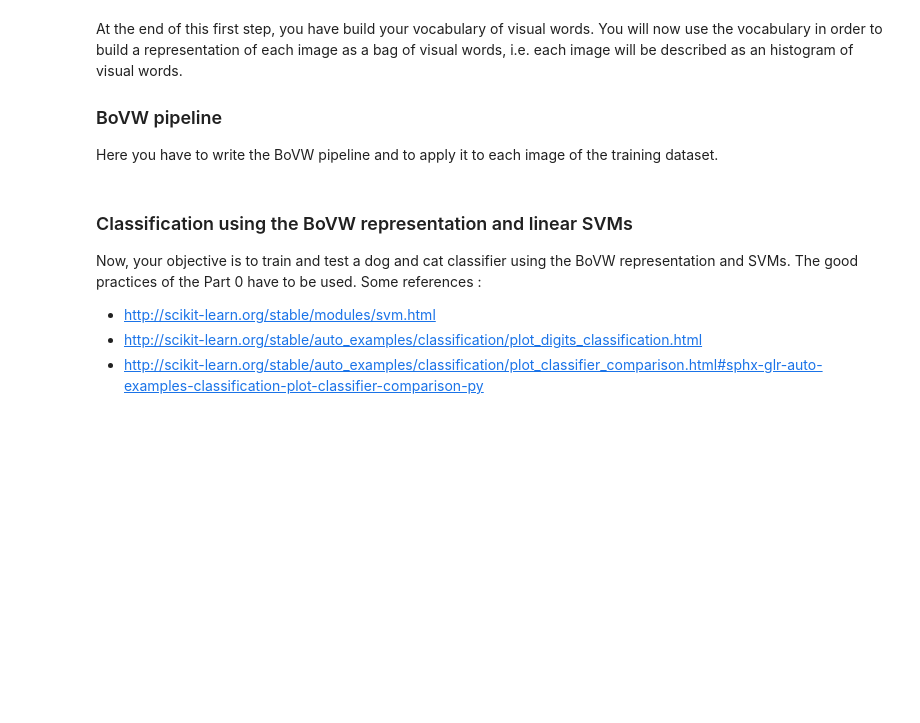
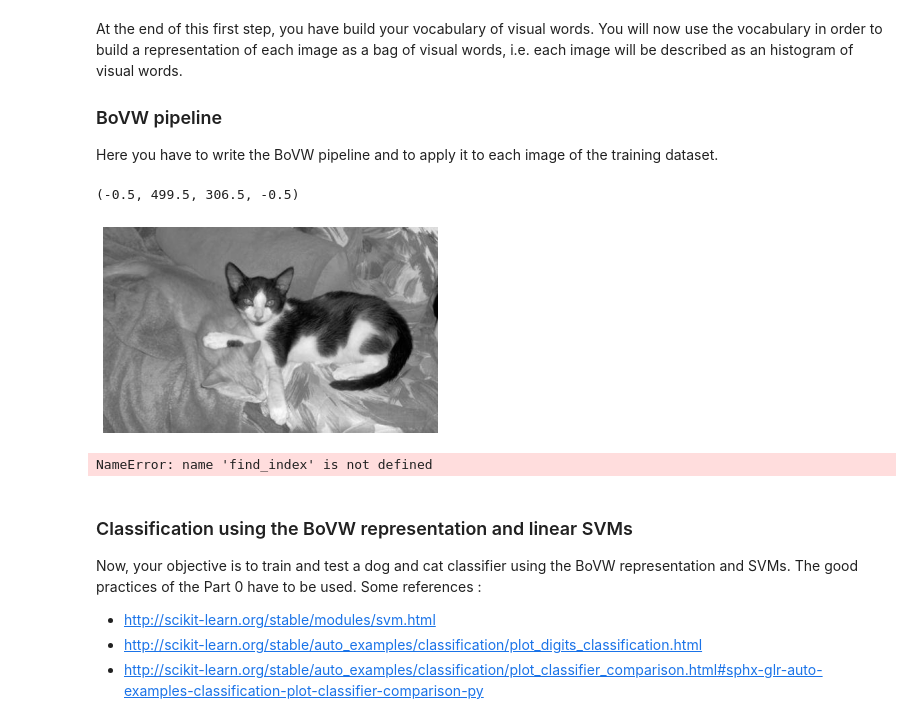
Before and after one commit to EwenQuim/DTY_september_2020, a Jupyter notebook: Lab2/Lab_computers_that_understand_images.ipynb, the cells around one changed output. Cells and saved outputs as stored; diff of their text form; code cells hidden in the pictures; blank space fills up the shorter version.

```diff
--- a/Lab2/Lab_computers_that_understand_images.ipynb
+++ b/Lab2/Lab_computers_that_understand_images.ipynb
@@ -376,6 +394,9 @@ Some documentation :
 
 
 ### Visual Vocabulary Building
+# %%
+imagePaths = list(list_images('./data/sample/train'))
+img = cv.imread(imagePaths[0])
 # %%
 import cv2
 import imutils
@@ -422,0 +454,36 @@ Here you have to write the BoVW pipeline and to apply it to each image of the tr
+# %%
+import numpy as np
+import cv2
+import os
+from scipy import ndimage
+from scipy.spatial import distance
+from sklearn.cluster import KMeans
+from paths import *
+import matplotlib.pyplot as plt
+
+# takes all images and convert them to grayscale.
+# return a dictionary that holds all images category by category.
+def load_images_from_folder(folder):
+    images = {}
+    for filename in ['cats', 'dogs']:
+        category = []
+        path = os.path.join(folder, filename)
+        for cat in list_files(path):
+            img = cv2.imread(cat)
+            img = cv2.cvtColor(img, cv2.COLOR_BGR2GRAY)
+            if img is not None:
+                category.append(img)
+            images[filename] = category
+
+
+
+    return images
+
+images = load_images_from_folder('./data/sample/train')  # take all images category by category
+valid = load_images_from_folder("./data/sample/valid") # take test images
+# %%
+plt.imshow(images['cats'][0], cmap='gray')
+plt.axis('off')
+# %% [output]
+(-0.5, 499.5, 306.5, -0.5)
+[figure, added]
@@ -423,3 +522,23 @@ Here you have to write the BoVW pipeline and to apply it to each image of the tr
+# %%
+def image_class(all_bovw, centers):
+    dict_feature = {}
+    for key,value in all_bovw.items():
+        category = []
+        for img in value:
+            histogram = np.zeros(len(centers))
+            for each_feature in img:
+                ind = find_index(each_feature, centers)
+                histogram[ind] += 1
+            category.append(histogram)
+        dict_feature[key] = category
+    return dict_feature
+
+# Creates histograms for train data
+bovw_train = image_class(all_bovw_feature, visual_words)
+# Creates histograms for test data
+bovw_test = image_class(test_bovw_feature, visual_words)
+# %% [output]
+NameError: name 'find_index' is not defined
 # %% [markdown]
 ### Classification using the BoVW representation and linear SVMs
 
```
Also changed, not shown: parts of 23 cells of this notebook, 3 other files.
